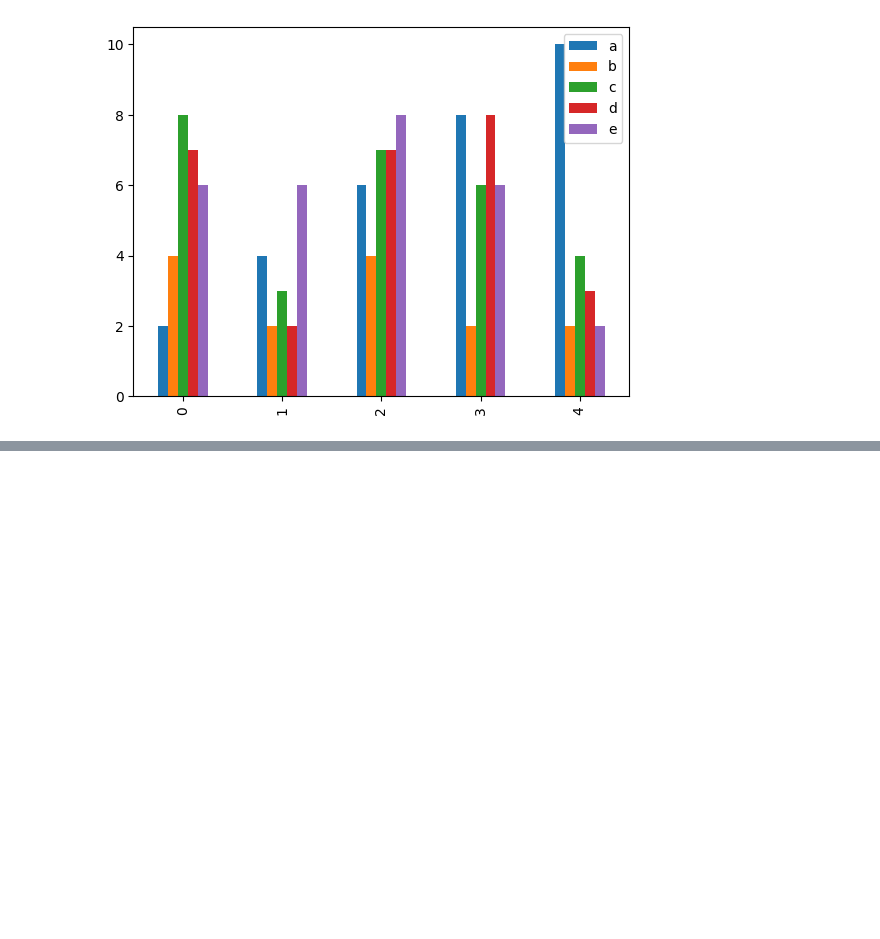
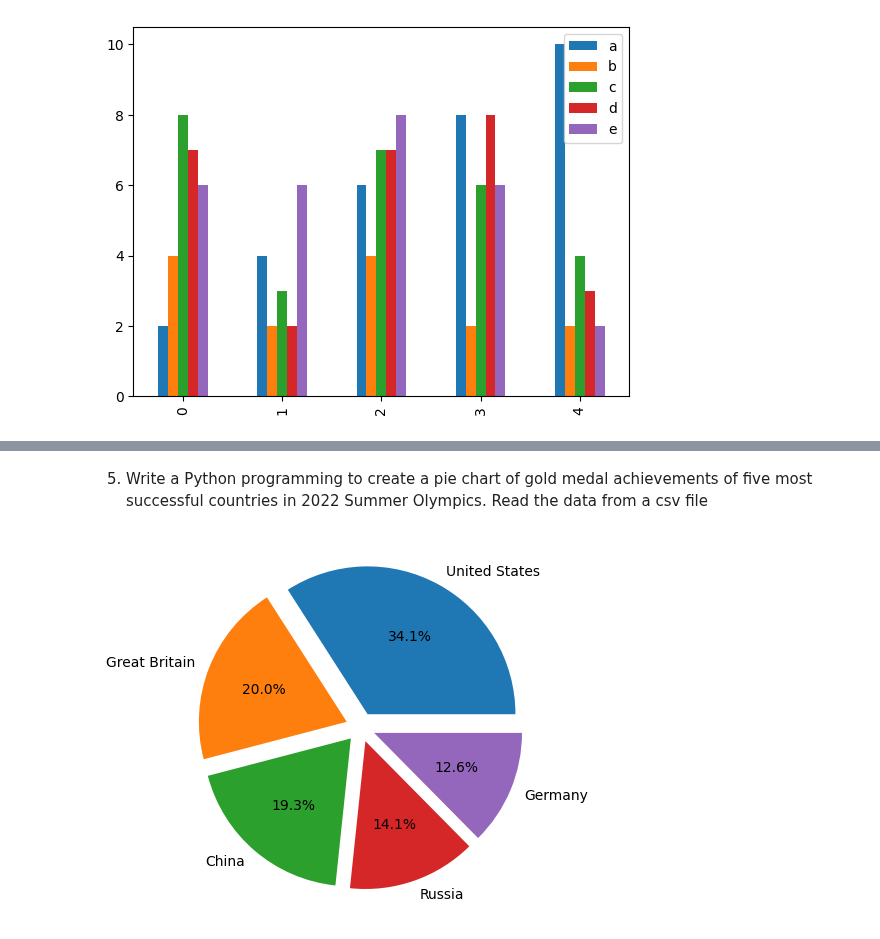
Before and after one commit to Sath2003/DAV, a Jupyter notebook: ASSIGNMENT.ipynb, the cells around one changed output, grey strips where cells are left out. Cells and saved outputs as stored; diff of their text form; code cells hidden in the pictures; blank space fills up the shorter version.

```diff
--- a/ASSIGNMENT.ipynb
+++ b/ASSIGNMENT.ipynb
@@ -73,0 +74,12 @@ plt.show()
+# %% [markdown]
+5. Write a Python programming to create a pie chart of gold medal achievements of five
+most successful countries in 2022 Summer Olympics. Read the data from a csv file
+# %%
+data4 = pd.read_csv('/workspaces/DAV/medal.csv')
+country = data4['country']
+medal = data4['gold_medal']
+explode = [0.1,0.1,0.1,0.1,0.1]
+plt.pie(medal,labels=country,explode=explode,autopct="%0.1f%%")
+plt.show()
+# %% [output]
+[figure, added]
```
Also changed, not shown: parts of 4 cells of this notebook, 3 other files.
